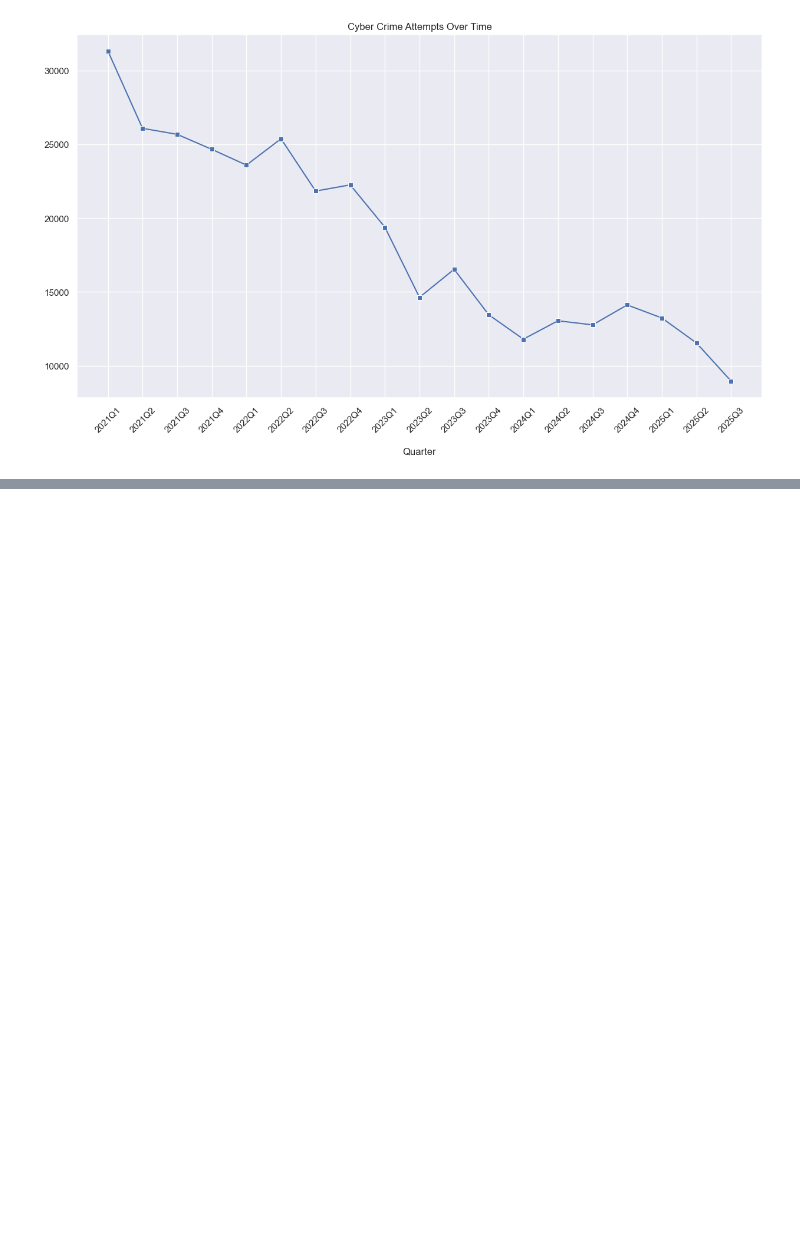
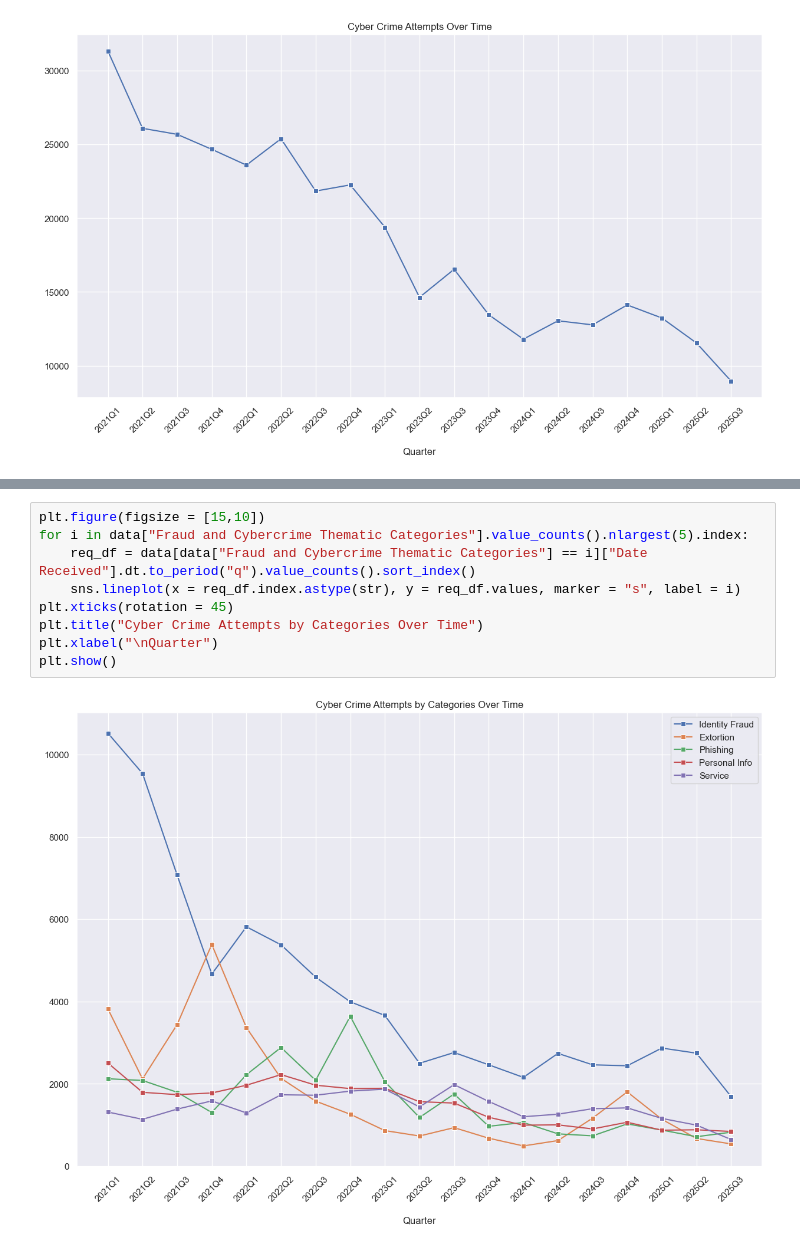
Before and after one commit to jibnorge/Canadian-Fraud-And-Cybercrime-Analysis, a Jupyter notebook: analysis.ipynb, the cells around one changed output, grey strips where cells are left out. Drawn from its saved outputs; the diff is of its cells as text; blank space fills up the shorter version.

```diff
--- a/analysis.ipynb
+++ b/analysis.ipynb
@@ -256,0 +272,11 @@ plt.show()
+# %%
+plt.figure(figsize = [15,10])
+for i in data["Fraud and Cybercrime Thematic Categories"].value_counts().nlargest(5).index:
+    req_df = data[data["Fraud and Cybercrime Thematic Categories"] == i]["Date Received"].dt.to_period("q").value_counts().sort_index()
+    sns.lineplot(x = req_df.index.astype(str), y = req_df.values, marker = "s", label = i)
+plt.xticks(rotation = 45)
+plt.title("Cyber Crime Attempts by Categories Over Time")
+plt.xlabel("\nQuarter")
+plt.show()
+# %% [output]
+[figure, added]
```
Also changed, not shown: parts of 18 cells of this notebook.
